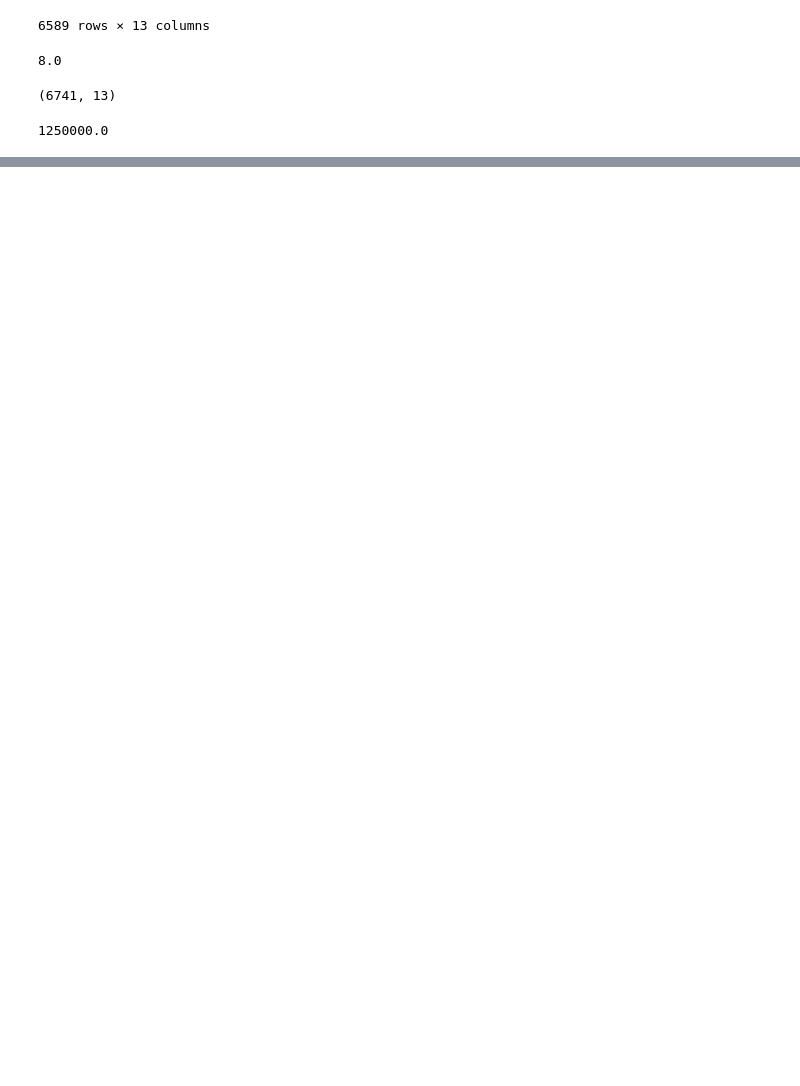
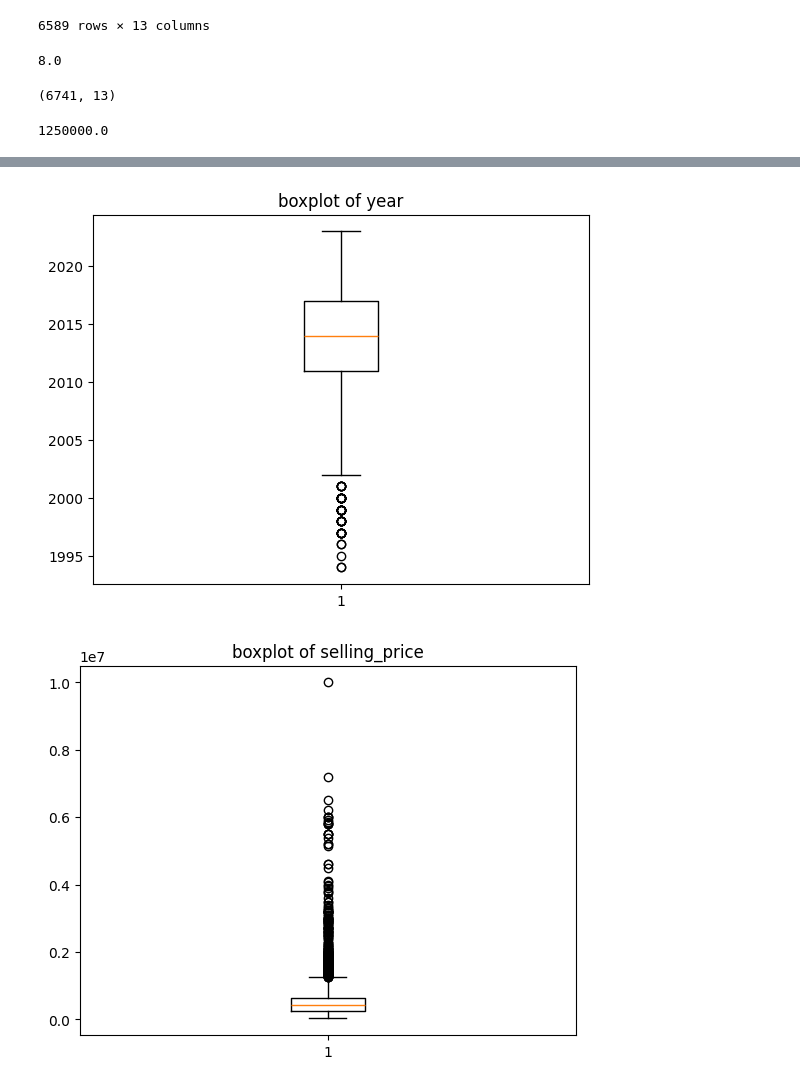
Before and after one commit to aruncb2/pandas, a Jupyter notebook: reading_files_to_df.ipynb, the cells around one changed output, grey strips where cells are left out. Drawn from its saved outputs; the diff is of its cells as text; code cells hidden in the pictures; blank space fills up the shorter version.

```diff
--- a/reading_files_to_df.ipynb
+++ b/reading_files_to_df.ipynb
@@ -331,0 +359,9 @@ dic1
+# %%
+for i in df:
+    if df[i].dtype=='int64' or df[i].dtype=='float':
+        plt.boxplot(df[i])
+        plt.title(f"boxplot of {i}")
+        plt.show()
+# %% [output]
+[figure, added]
+[figure, added]
```
Also changed, not shown: parts of 20 cells of this notebook.
